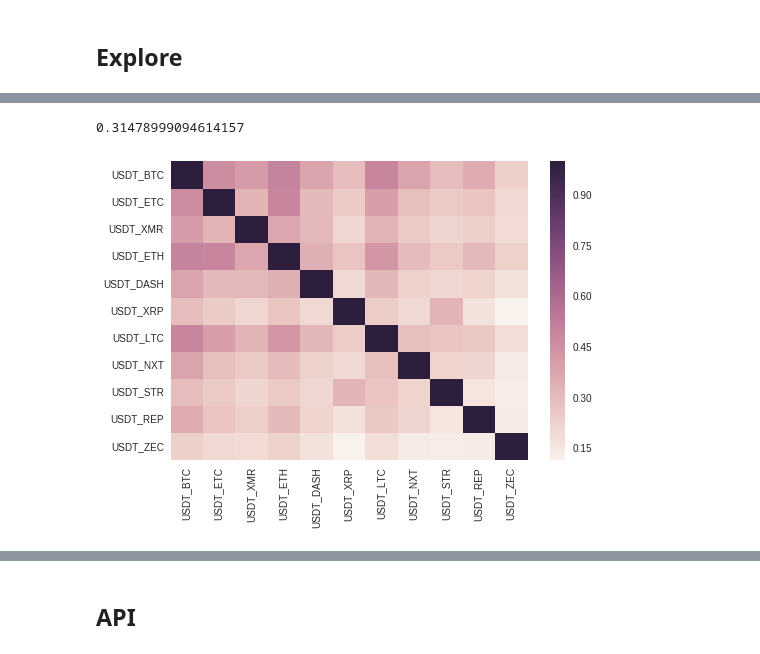
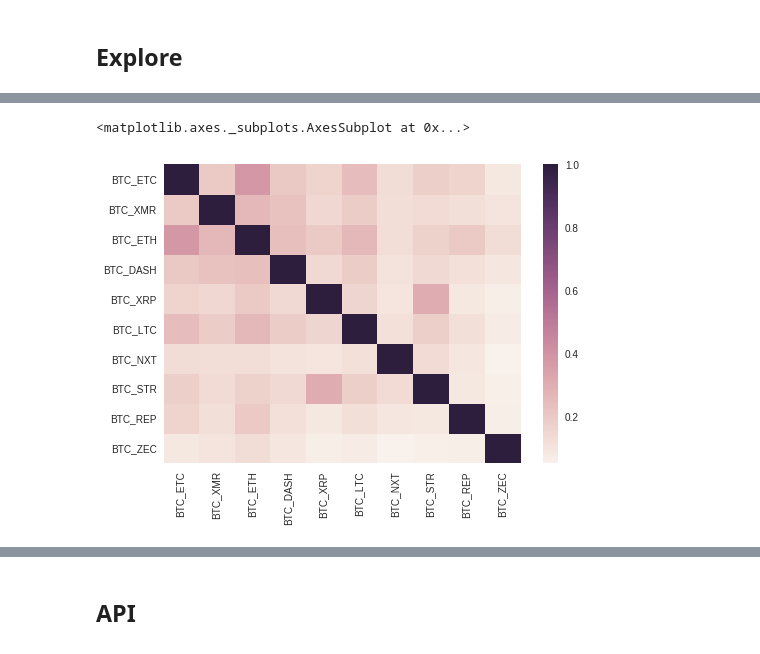
Before and after one commit to bfortuner/punisher, a Jupyter notebook: poloniex.ipynb, the cells around one changed output, grey strips where cells are left out. Saved outputs shown, nothing was run; the diff lists cells and outputs as text; code cells hidden in the pictures.

Commit message:
finished poloniex nb

```diff
--- a/poloniex.ipynb
+++ b/poloniex.ipynb
@@ -33,11 +12,0 @@ sess.show()
-# %%
-# Export dataframe to csv
-sess.toCSV('data.csv')
-
-# Import dataframe from csv
-sess = TimeSeries()
-sess.fromCSV('data.csv')
-
-# Return dataframe from TimeSeries object for manipulation
-df = sess.data
-df.head()
@@ -83,0 +99,10 @@ def download_bulk(coins, fiat, exchange, frequency):
+# %%
+# Config
+coin = c.ETH
+market = c.BTC
+exchange = c.POLONIEX
+days_back = 30
+days_data = 30
+start_time = '1/1/2017'
+end_time = '1/1/2018'
+period = 1800
@@ -84,8 +125,9 @@ def download_bulk(coins, fiat, exchange, frequency):
 # %%
-tickers =  ['USDT_BTC','USDT_ETC','USDT_XMR','USDT_ETH','USDT_DASH',
+# Download Bulk All Available Data
+coins = [c.LTC, c.ETH, c.XRP, c.XMR, c.DASH]
+tickers =  ['USDT_ETC','USDT_XMR','USDT_ETH','USDT_DASH',
  'USDT_XRP','USDT_LTC','USDT_NXT','USDT_STR','USDT_REP','USDT_ZEC']
 coins = [t.split('_')[-1] for t in tickers]
-fiat = 'USDT'
-frequency = 1800
-download_bulk(coins, fiat, c.POLONIEX, frequency)
+market = c.BTC
+download_bulk_prices(market, coins, exchange, period)
 # %% [output]
@@ -178,3 +193,5 @@ Index(['USDT_BTC', 'USDT_ETC', 'USDT_XMR', 'USDT_ETH', 'USDT_DASH', 'USDT_XRP',
+# %%
+crypto_df = load_bulk_prices(market, coins, exchange, period)
 # %%
 crypto_df_norm = crypto_df.divide(crypto_df.iloc[0])
 crypto_df_pct = crypto_df.pct_change().dropna()
@@ -186,8 +203,7 @@ crypto_df_norm.plot(figsize=(18,8))
 # %%
 sns.heatmap(corr,
             xticklabels=corr.columns.values,
             yticklabels=corr.columns.values)
-corr['USDT_XMR']['USDT_DASH']
 # %% [output]
-0.31478999094614157
+<matplotlib.axes._subplots.AxesSubplot at 0x...>
-[figure, old version]
+[figure, new version]
```
Also changed, not shown: parts of 28 cells of this notebook, 2 other files.
